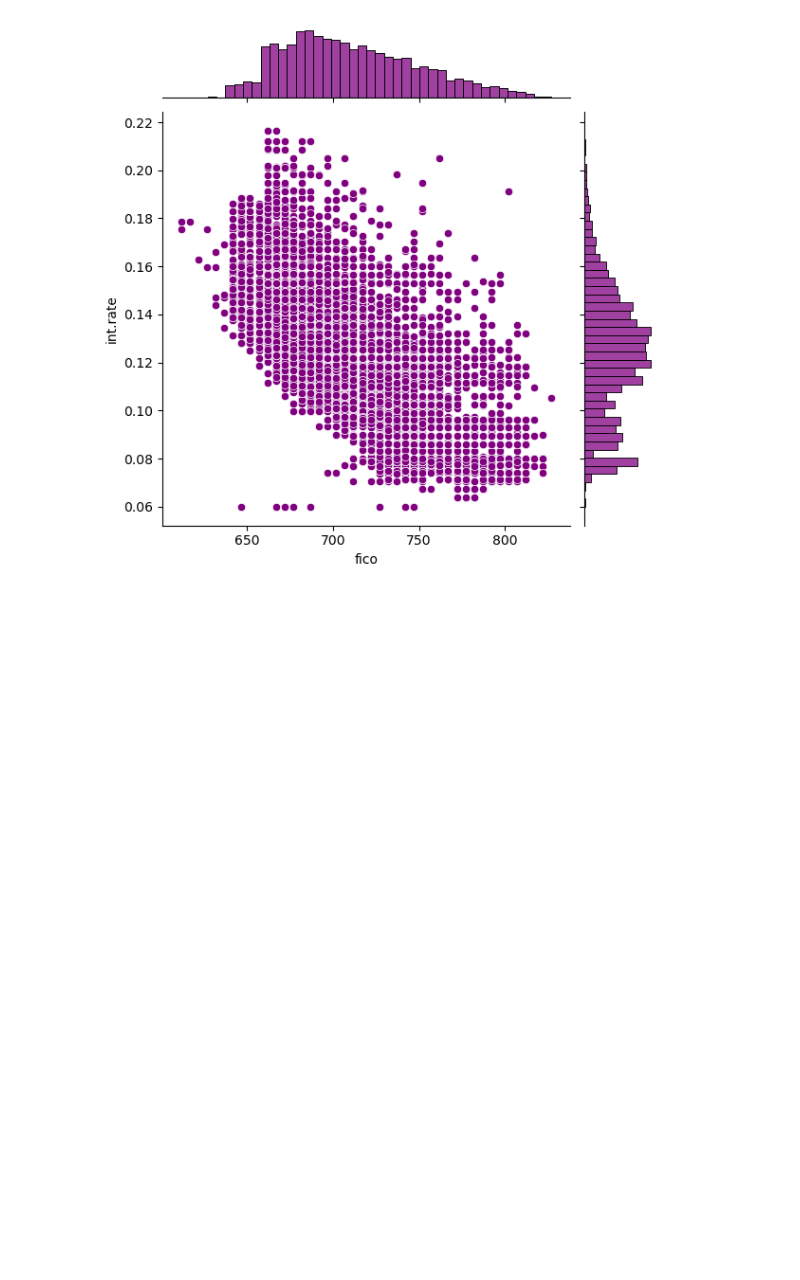
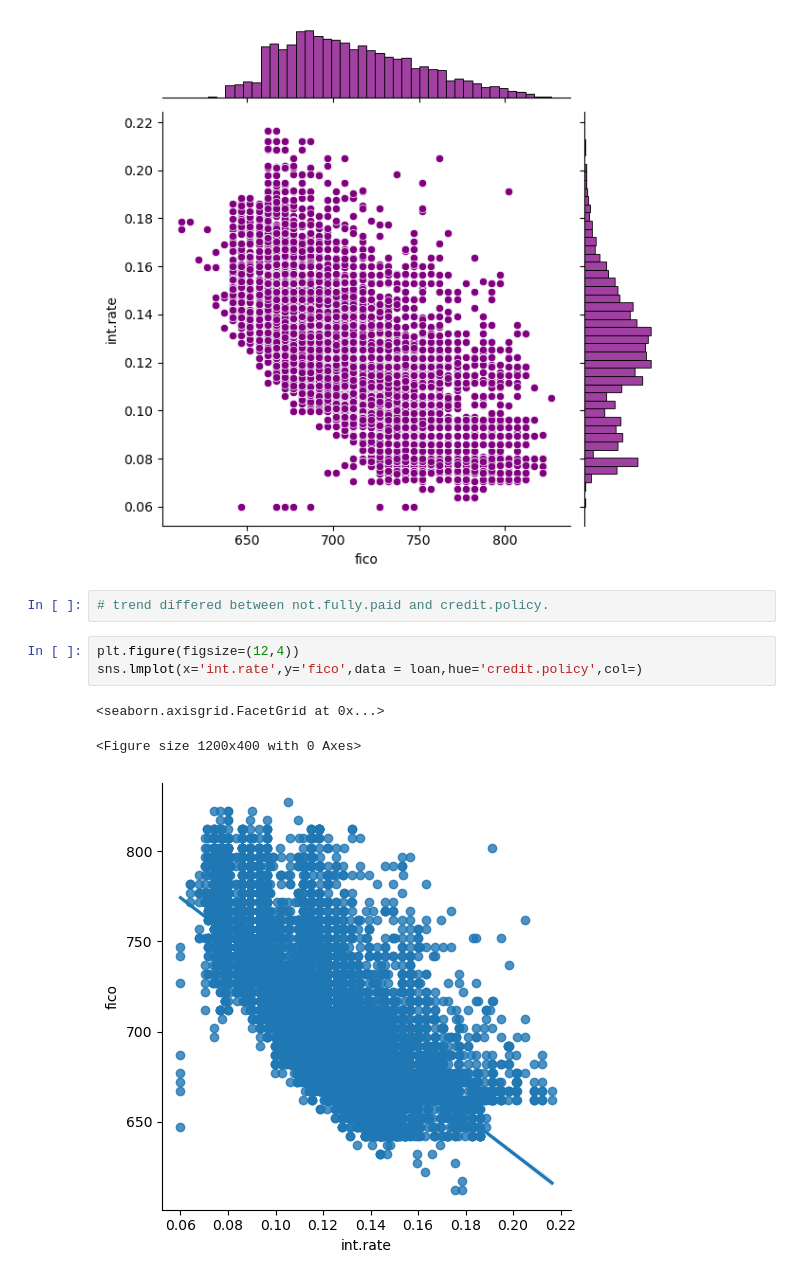
Before and after one commit to dancanyego/Loan-Payment-Prediction, a Jupyter notebook: Payment Prediction.ipynb, the cells around one changed output. Saved outputs shown, nothing was run; the diff lists cells and outputs as text; blank space fills up the shorter version.

Commit message:
trend differed between not.fully.paid and credit.policy

```diff
--- a/Payment Prediction.ipynb
+++ b/Payment Prediction.ipynb
@@ -101,3 +101,12 @@ sns.jointplot(x='fico',y='int.rate',data =loan,color='purple')
 # %% [output]
 <seaborn.axisgrid.JointGrid at 0x...>
 [figure]
+# %%
+# trend differed between not.fully.paid and credit.policy.
+# %%
+plt.figure(figsize=(12,4))
+sns.lmplot(x='int.rate',y='fico',data = loan,hue='credit.policy',col=)
+# %% [output]
+<seaborn.axisgrid.FacetGrid at 0x...>
+<Figure size 1200x400 with 0 Axes>
+[figure, added]
```
